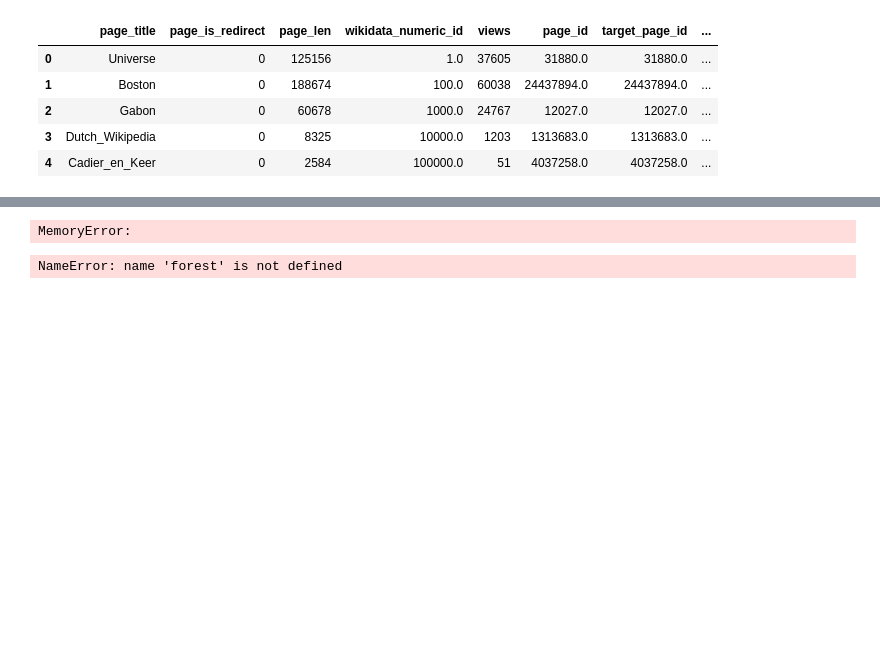
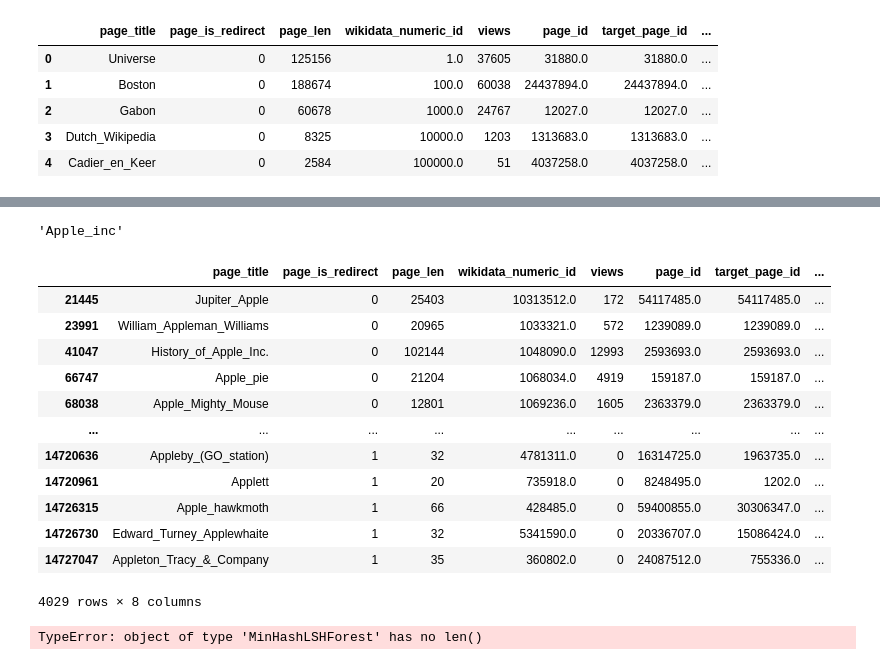
Before and after one commit to Ankur3107/NamedEntityDisambiguation, a Jupyter notebook: notebooks/candidate_selection_preprocess.ipynb, the cells around one changed output, grey strips where cells are left out. Saved outputs shown, nothing was run; the diff lists cells and outputs as text; code cells hidden in the pictures; blank space fills up the shorter version.

```diff
--- a/notebooks/candidate_selection_preprocess.ipynb
+++ b/notebooks/candidate_selection_preprocess.ipynb
@@ -201,3 +256,23 @@ wikidata.head()
+# %%
+preprocess("Apple inc")
+# %% [output]
+'Apple_inc'
+# %%
+wikidata[wikidata.page_title.str.contains("Apple")]
+# %% [output]
+|  | page_title | page_is_redirect | page_len | wikidata_numeric_id | views | page_id | target_page_id | ... |
+| 21445 | Jupiter_Apple | 0 | 25403 | 10313512.0 | 172 | 54117485.0 | 54117485.0 | ... |
+| 23991 | William_Appleman_Williams | 0 | 20965 | 1033321.0 | 572 | 1239089.0 | 1239089.0 | ... |
+| 41047 | History_of_Apple_Inc. | 0 | 102144 | 1048090.0 | 12993 | 2593693.0 | 2593693.0 | ... |
+| 66747 | Apple_pie | 0 | 21204 | 1068034.0 | 4919 | 159187.0 | 159187.0 | ... |
+| 68038 | Apple_Mighty_Mouse | 0 | 12801 | 1069236.0 | 1605 | 2363379.0 | 2363379.0 | ... |
+| ... | ... | ... | ... | ... | ... | ... | ... | ... |
+| 14720636 | Appleby_(GO_station) | 1 | 32 | 4781311.0 | 0 | 16314725.0 | 1963735.0 | ... |
+| 14720961 | Applett | 1 | 20 | 735918.0 | 0 | 8248495.0 | 1202.0 | ... |
+| 14726315 | Apple_hawkmoth | 1 | 66 | 428485.0 | 0 | 59400855.0 | 30306347.0 | ... |
+| 14726730 | Edward_Turney_Applewhaite | 1 | 32 | 5341590.0 | 0 | 20336707.0 | 15086424.0 | ... |
+| 14727047 | Appleton_Tracy_&_Company | 1 | 35 | 360802.0 | 0 | 24087512.0 | 755336.0 | ... |
+4029 rows × 8 columns
 # %%
 #https://www.learndatasci.com/tutorials/building-recommendation-engine-locality-sensitive-hashing-lsh-python/
 #Number of Permutations
@@ -245,11 +309,9 @@ def predict(text, database, perms, num_results, forest):
     result = database.iloc[idx_array]['page_title']
     return result
 # %%
-forest = get_forest(wikidata, permutations)
+forest = get_forest(wikidata.sort_values(by = 'views', ascending = False).iloc[:4000000], permutations)
-# %% [output]
-MemoryError:
-# %%
-forest
-# %% [output]
-NameError: name 'forest' is not defined
+# %%
+len(forest)
+# %% [output]
+TypeError: object of type 'MinHashLSHForest' has no len()
 # %%
```
Also changed, not shown: parts of 16 cells of this notebook, 32 other files.
